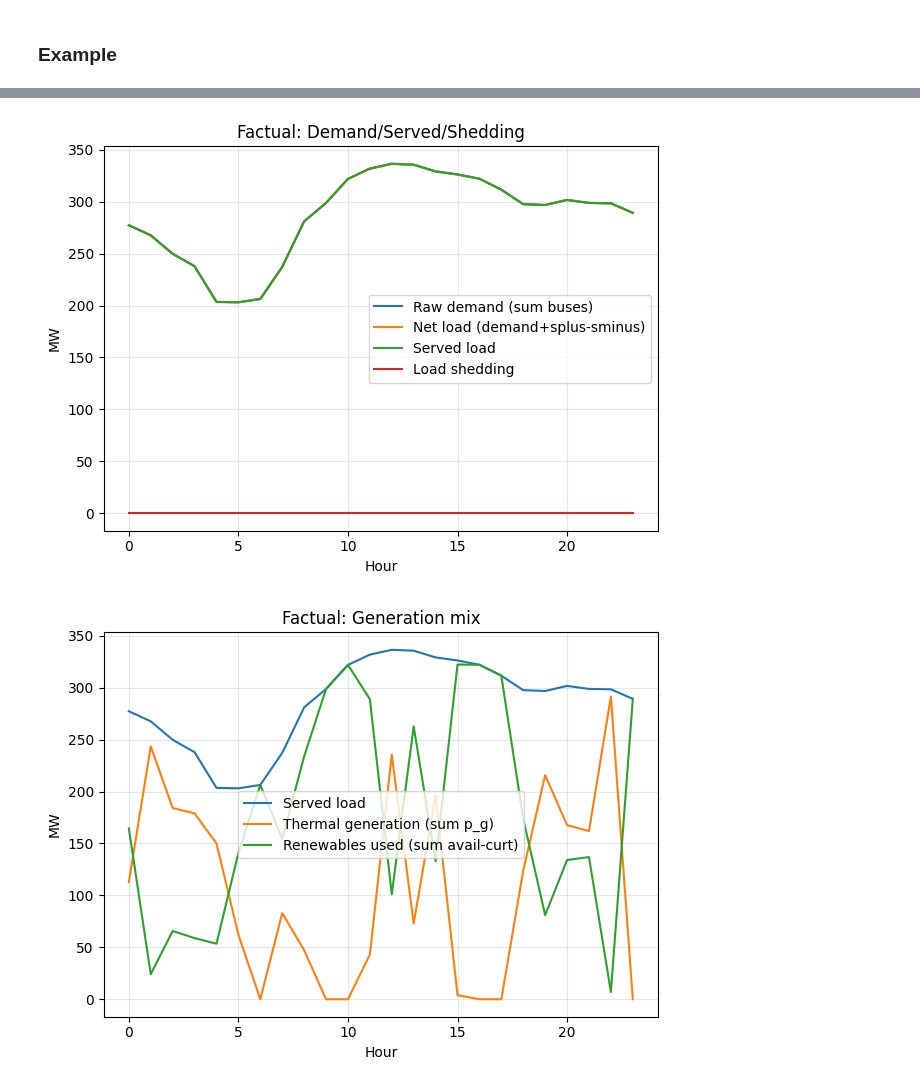
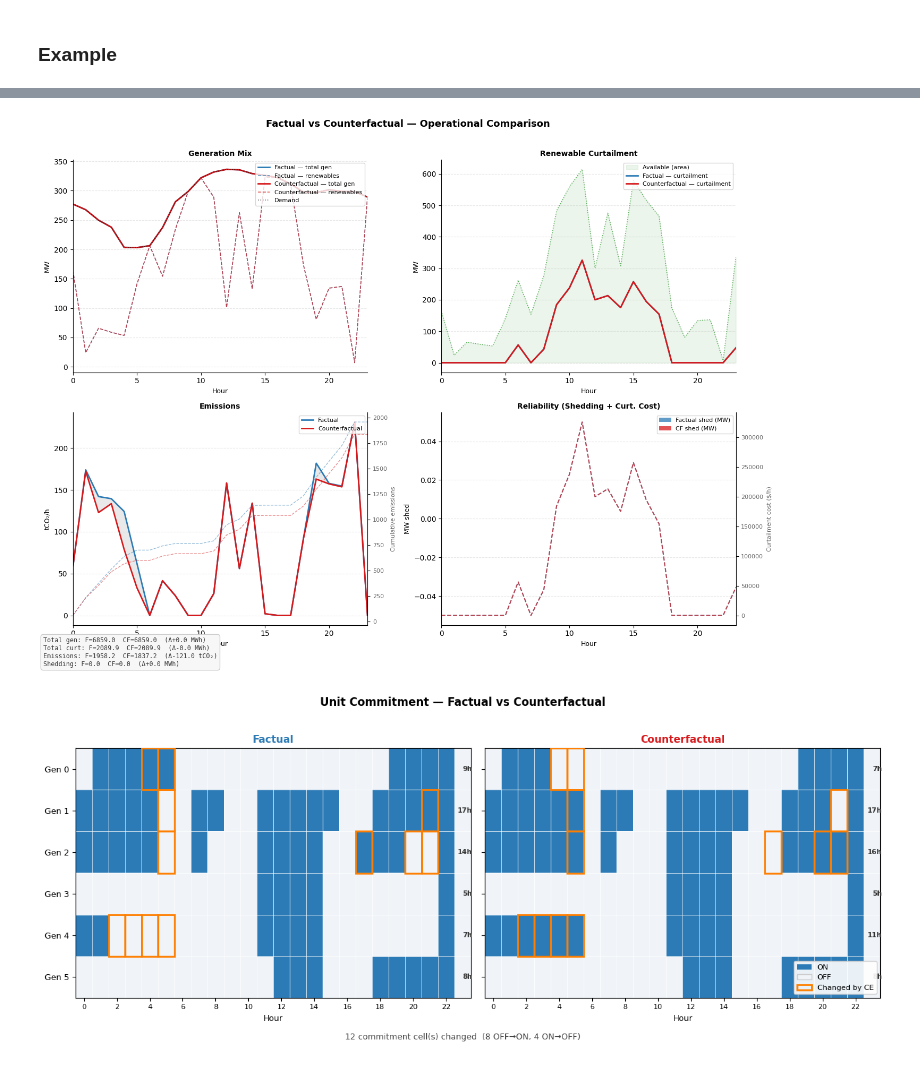
Before and after one commit to TomasStevenson/Counterfactual-Explanations-for-optimization-problems, a Jupyter notebook: Mixed/UC-Experiments/01_ncxplain_cost_mutable.ipynb, the cells around one changed output, grey strips where cells are left out. Saved outputs shown, nothing was run; the diff lists cells and outputs as text; code cells hidden in the pictures.

```diff
--- a/Mixed/UC-Experiments/01_ncxplain_cost_mutable.ipynb
+++ b/Mixed/UC-Experiments/01_ncxplain_cost_mutable.ipynb
@@ -25,7 +25,9 @@ from uc_experiment_builders import (
 # 0) Build base_data ONCE (run this cell after defining paths)
 # ============================================================
 # Example: Gabriel Excel dataset
-XLSX_PATH = r"C:\Users\PC3\Desktop\Counterfactual-Explanations-for-optimization-problems\Mixed\UC-Experiments\RedEjemploRiesgoConfiabilidad.xlsx"  # <-- put your path
+#XLSX_PATH = r"C:\Users\PC3\Desktop\Counterfactual-Explanations-for-optimization-problems\Mixed\UC-Experiments\RedEjemploRiesgoConfiabilidad.xlsx"  # <-- put your path
+
+XLSX_PATH = r"C:\Users\tomas\Documents\GitHub\Counterfactual-Explanations-for-optimization-problems\Mixed\UC-Experiments\RedEjemploRiesgoConfiabilidad.xlsx"
 
 base_data = load_network_uc_from_excel_fixed(
     xlsx_path=XLSX_PATH,
@@ -288,7 +288,7 @@ T  = int(data.T)
 idx = build_index_map_network_uc(nG=nG, nR=nR, nB=nB, nL=nL, T=T, major="t")
 u_init, p_init, on_time_init, off_time_init = default_initial_conditions(data)
 
-window_size = 3
+window_size = 2
 per_bus_neutrality = True
 
 
@@ -709,6 +578,11 @@ def plot_all_dashboard(data, sol, tag="Solution"):
 # %%
-plot_all_dashboard(data, out["sol_factual"], tag="Factual")
-plot_all_dashboard(data, out["sol_opt"],     tag="Opt under new coeffs")
+from plot_comparison import plot_comparison_dashboard, plot_uc_heatmap
+
+gen_labels = [f"Gen {g}" for g in range(len(data.gens))]
+# or: gen_labels = ["Coal A", "Gas B", "Gas C", ...]
+
+plot_comparison_dashboard(data, out)
+plot_uc_heatmap(out, data, gen_labels=gen_labels)
 # %% [output]
-[figure, old version]
+[figure, new version]
-[figure, old version]
+[figure, new version]
```
Also changed, not shown: parts of 10 cells of this notebook, 5 other files.
